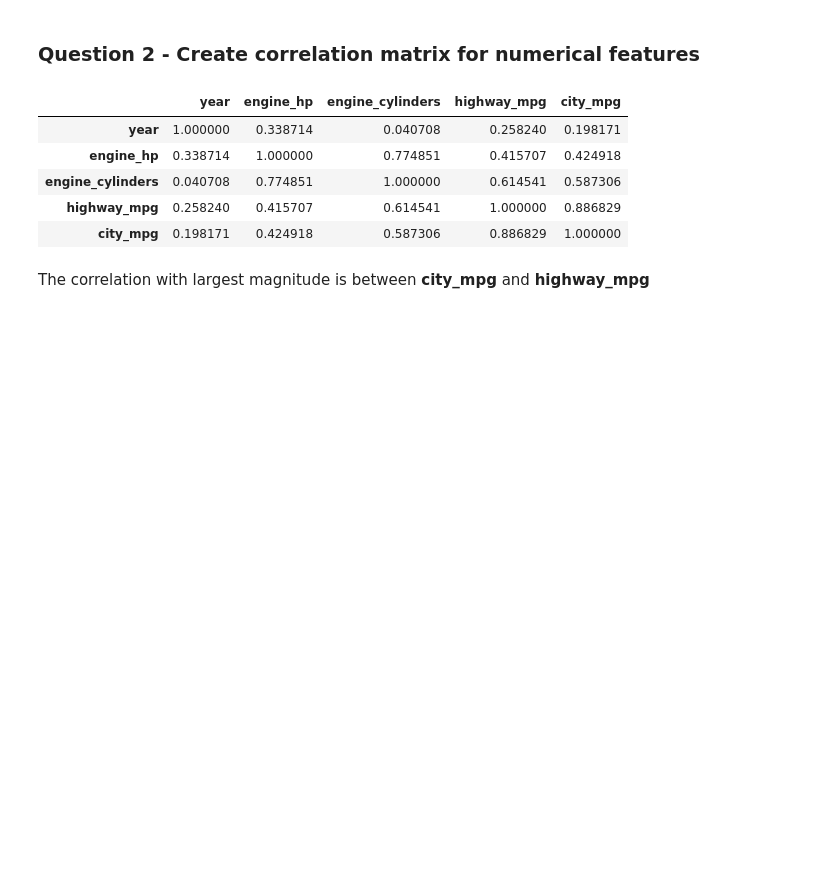
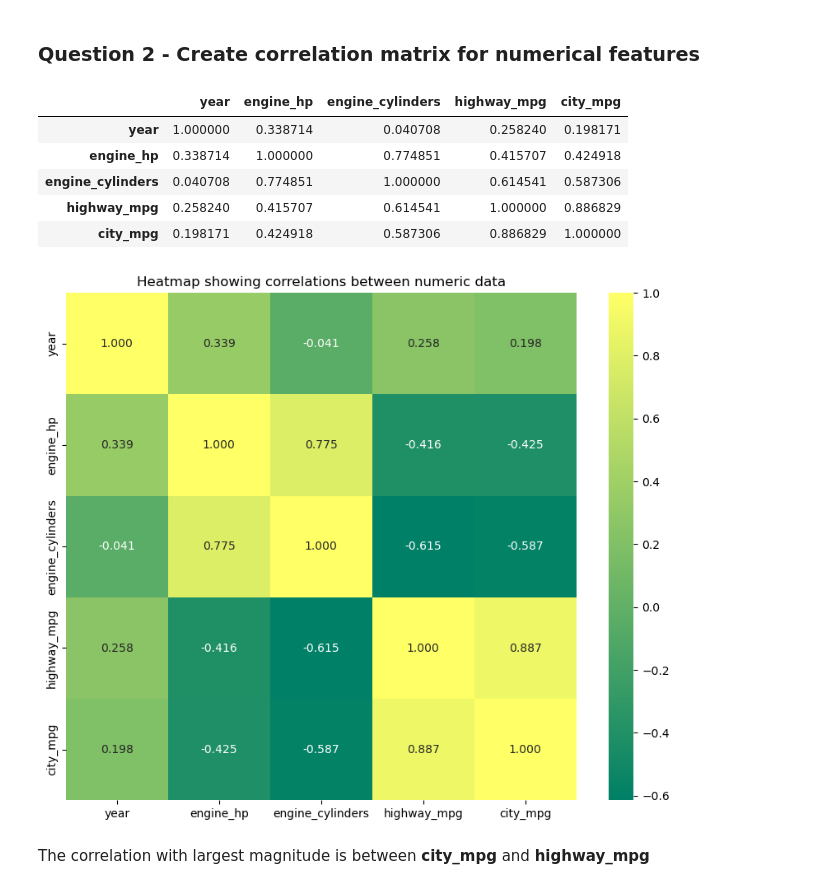
Before and after one commit to MrCPJT/ml-zoomcamp-2023, a Jupyter notebook: Homework/Homework_3.ipynb, the cells around one changed output. Saved outputs shown, nothing was run; the diff lists cells and outputs as text; code cells hidden in the pictures; blank space fills up the shorter version.

```diff
--- a/Homework/Homework_3.ipynb
+++ b/Homework/Homework_3.ipynb
@@ -74,6 +74,14 @@ df[numeric_type].corr().abs()
 | engine_cylinders | 0.040708 | 0.774851 | 1.000000 | 0.614541 | 0.587306 |
 | highway_mpg | 0.258240 | 0.415707 | 0.614541 | 1.000000 | 0.886829 |
 | city_mpg | 0.198171 | 0.424918 | 0.587306 | 0.886829 | 1.000000 |
+# %%
+plt.figure(figsize=(10, 8), dpi=100)
+sns.heatmap(df[numeric_type].corr(), cmap="summer", annot=True, fmt='.3f')
+plt.title('Heatmap showing correlations between numeric data')
+# plt.xticks(rotation=0)
+plt.show()
+# %% [output]
+[figure, added]
 # %% [markdown]
 The correlation with largest magnitude is between **city_mpg** and **highway_mpg**
 # %%
```
Also changed, not shown: parts of 2 cells of this notebook, 7 other files.
